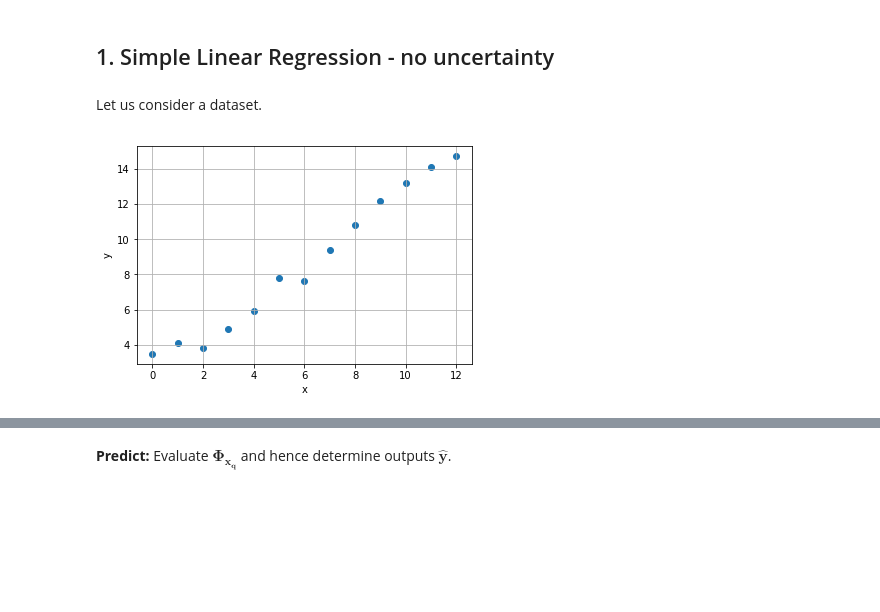
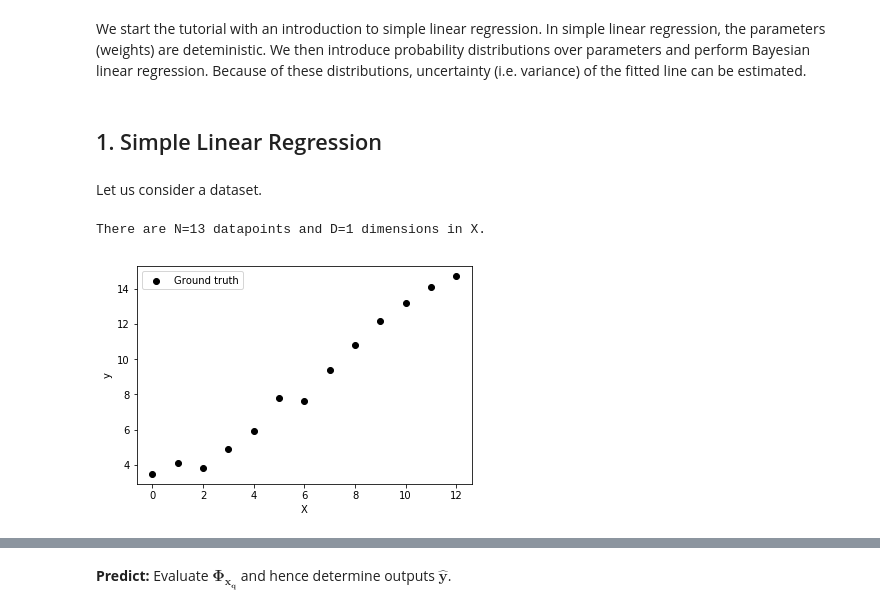
Before and after one commit to RansML/RAS-Robust-Autonomous-Systems, a Jupyter notebook: 5_Uncertainty-Aware_Regression.ipynb, the cells around one changed output, grey strips where cells are left out. Drawn from its saved outputs; the diff is of its cells as text; code cells hidden in the pictures; blank space fills up the shorter version.

```diff
--- a/5_Uncertainty-Aware_Regression.ipynb
+++ b/5_Uncertainty-Aware_Regression.ipynb
@@ -9,21 +12,29 @@ Ransalu Senanayake
+# %% [markdown]
+We start the tutorial with an introduction to simple linear regression. In simple linear regression, the parameters (weights) are deteministic. We then introduce probability distributions over parameters and perform Bayesian linear regression. Because of these distributions, uncertainty (i.e. variance) of the fitted line can be estimated.
 # %%
 import numpy as np
 import matplotlib.pyplot as pl
 # %% [markdown]
-## 1. Simple Linear Regression - no uncertainty
+## 1. Simple Linear Regression
 # %% [markdown]
 Let us consider a dataset.
 # %%
+# Generate data
 y = np.array([3.5, 4.1, 3.8, 4.9, 5.9, 7.8, 7.6, 9.4, 10.8, 12.2, 13.2, 14.1, 14.7])[:,np.newaxis]
-X = np.arange(y.shape[0])[None,:]
+X = np.arange(y.shape[0])[:,np.newaxis]
 
-#scatter plot of y vs. X
-pl.scatter(X, y)
-pl.xlabel('x')
+# Get dimensionality
+(N, D) = X.shape
+print("There are N={} datapoints and D={} dimensions in X.".format(N, D))
+
+# Plot
+pl.scatter(X, y, c='k', label='Ground truth')
+pl.xlabel('X')
 pl.ylabel('y')
-pl.grid()
+pl.legend();
 # %% [output]
+There are N=13 datapoints and D=1 dimensions in X.
-[figure, old version]
+[figure, new version]
 # %% [markdown]
 Our objective is to fit a model. Linear regression is a good choice here.
 
```
Also changed, not shown: parts of 47 cells of this notebook, 1 other file.
